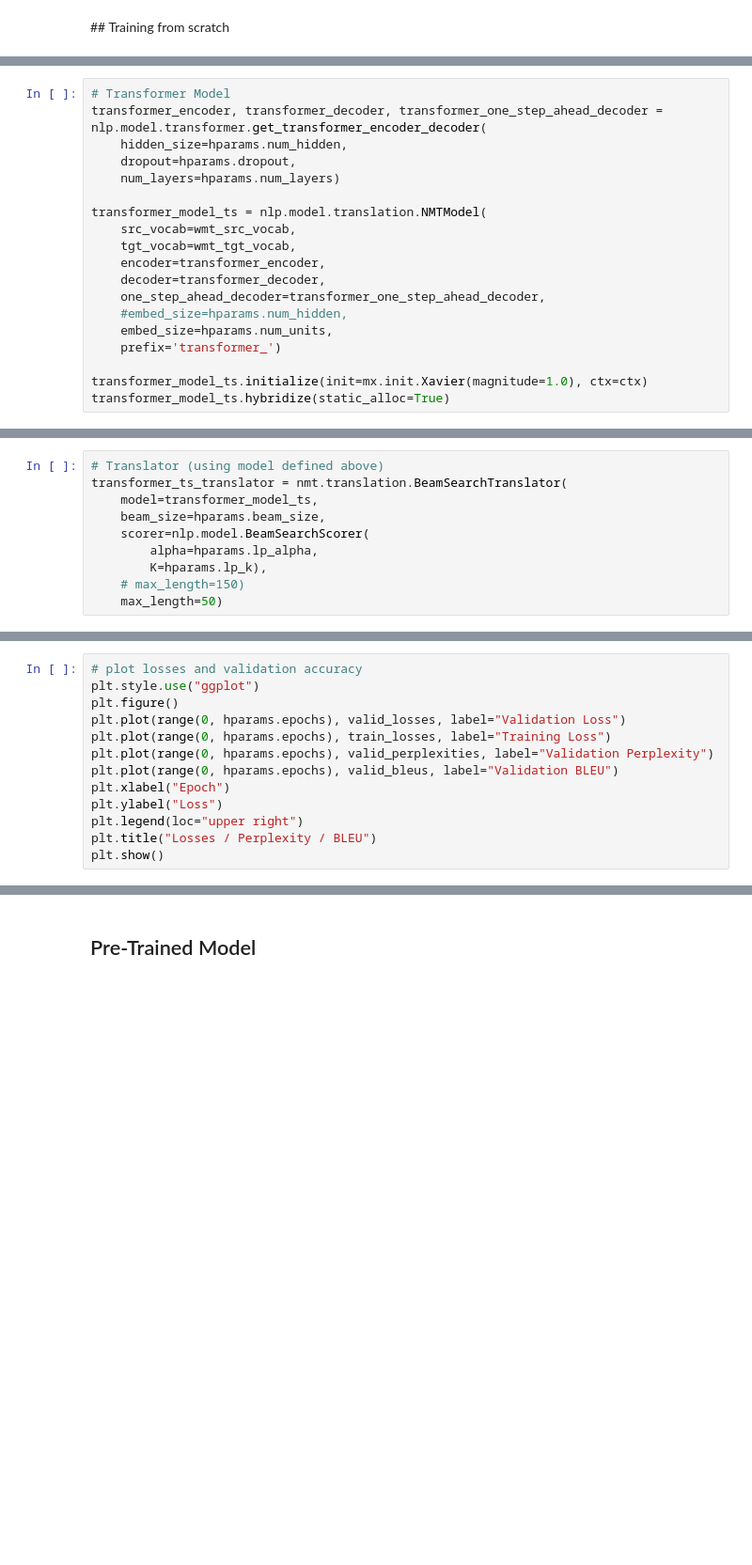
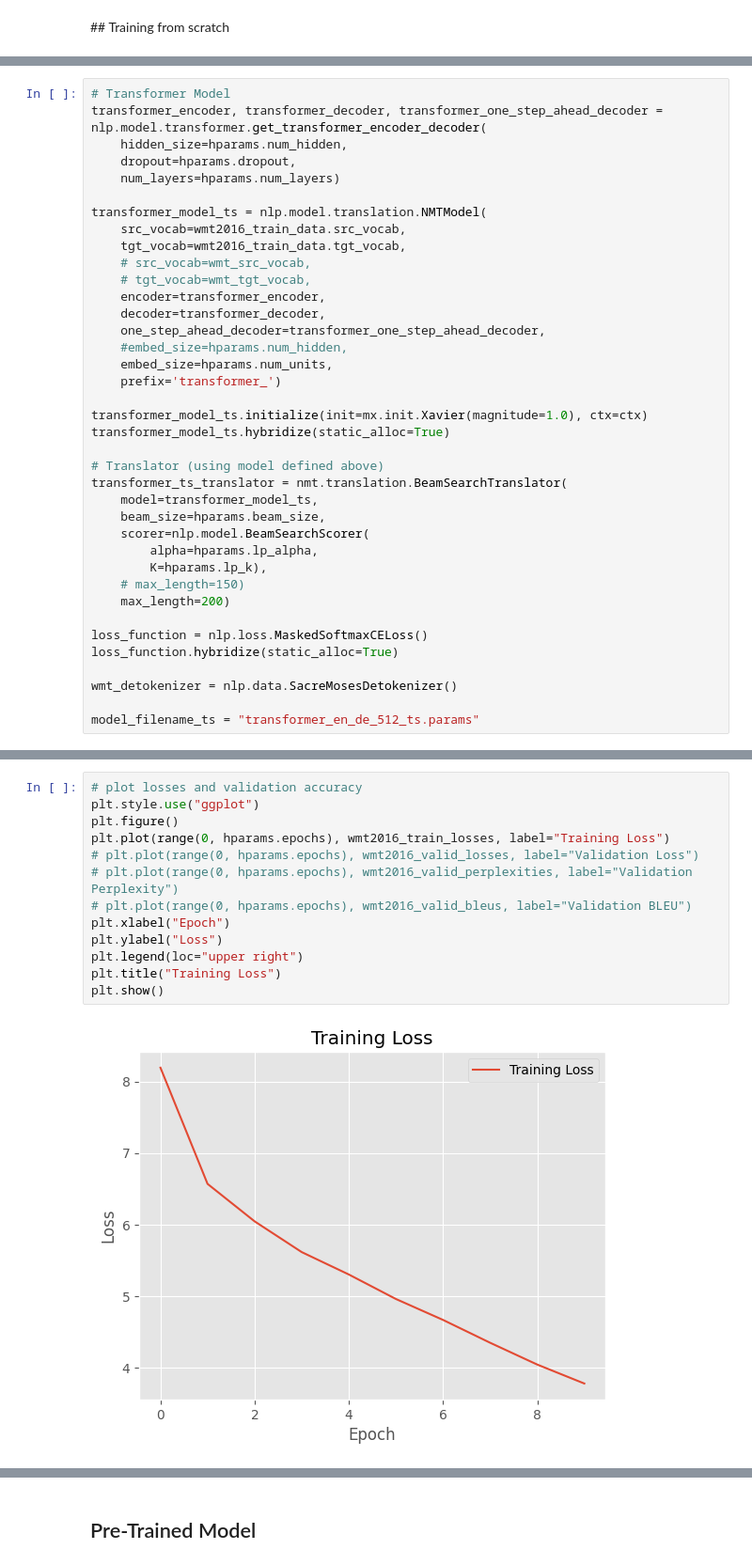
Before and after one commit to PacktPublishing/Deep-Learning-with-MXNet-Cookbook, a Jupyter notebook: ch07/7_4_Improving_Performance_for_Translating_German_to_English.ipynb, the cells around one changed output, grey strips where cells are left out. Shown at 94% size. Saved outputs shown, nothing was run; the diff lists cells and outputs as text; blank space fills up the shorter version.

```diff
--- a/ch07/7_4_Improving_Performance_for_Translating_German_to_English.ipynb
+++ b/ch07/7_4_Improving_Performance_for_Translating_German_to_English.ipynb
@@ -265,8 +256,10 @@ transformer_encoder, transformer_decoder, transformer_one_step_ahead_decoder = n
     num_layers=hparams.num_layers)
 
 transformer_model_ts = nlp.model.translation.NMTModel(
-    src_vocab=wmt_src_vocab,
-    tgt_vocab=wmt_tgt_vocab,
+    src_vocab=wmt2016_train_data.src_vocab,
+    tgt_vocab=wmt2016_train_data.tgt_vocab,
+    # src_vocab=wmt_src_vocab,
+    # tgt_vocab=wmt_tgt_vocab,
     encoder=transformer_encoder,
     decoder=transformer_decoder,
     one_step_ahead_decoder=transformer_one_step_ahead_decoder,
@@ -276,3 +269,20 @@ transformer_model_ts = nlp.model.translation.NMTModel(
 
 transformer_model_ts.initialize(init=mx.init.Xavier(magnitude=1.0), ctx=ctx)
 transformer_model_ts.hybridize(static_alloc=True)
+
+# Translator (using model defined above)
+transformer_ts_translator = nmt.translation.BeamSearchTranslator(
+    model=transformer_model_ts,
+    beam_size=hparams.beam_size,
+    scorer=nlp.model.BeamSearchScorer(
+        alpha=hparams.lp_alpha,
+        K=hparams.lp_k),
+    # max_length=150)
+    max_length=200)
+
+loss_function = nlp.loss.MaskedSoftmaxCELoss()
+loss_function.hybridize(static_alloc=True)
+
+wmt_detokenizer = nlp.data.SacreMosesDetokenizer()
+
+model_filename_ts = "transformer_en_de_512_ts.params"
@@ -281,10 +288,0 @@ transformer_model_ts.hybridize(static_alloc=True)
-# %%
-# Translator (using model defined above)
-transformer_ts_translator = nmt.translation.BeamSearchTranslator(
-    model=transformer_model_ts,
-    beam_size=hparams.beam_size,
-    scorer=nlp.model.BeamSearchScorer(
-        alpha=hparams.lp_alpha,
-        K=hparams.lp_k),
-    # max_length=150)
-    max_length=50)
@@ -474,13 +429,15 @@ KeyboardInterrupt:
 # %%
 # plot losses and validation accuracy
 plt.style.use("ggplot")
 plt.figure()
-plt.plot(range(0, hparams.epochs), valid_losses, label="Validation Loss")
-plt.plot(range(0, hparams.epochs), train_losses, label="Training Loss")
-plt.plot(range(0, hparams.epochs), valid_perplexities, label="Validation Perplexity")
-plt.plot(range(0, hparams.epochs), valid_bleus, label="Validation BLEU")
+plt.plot(range(0, hparams.epochs), wmt2016_train_losses, label="Training Loss")
+# plt.plot(range(0, hparams.epochs), wmt2016_valid_losses, label="Validation Loss")
+# plt.plot(range(0, hparams.epochs), wmt2016_valid_perplexities, label="Validation Perplexity")
+# plt.plot(range(0, hparams.epochs), wmt2016_valid_bleus, label="Validation BLEU")
 plt.xlabel("Epoch")
 plt.ylabel("Loss")
 plt.legend(loc="upper right")
-plt.title("Losses / Perplexity / BLEU")
+plt.title("Training Loss")
 plt.show()
+# %% [output]
+[figure, added]
```
Also changed, not shown: parts of 59 cells of this notebook, 4 other files.
